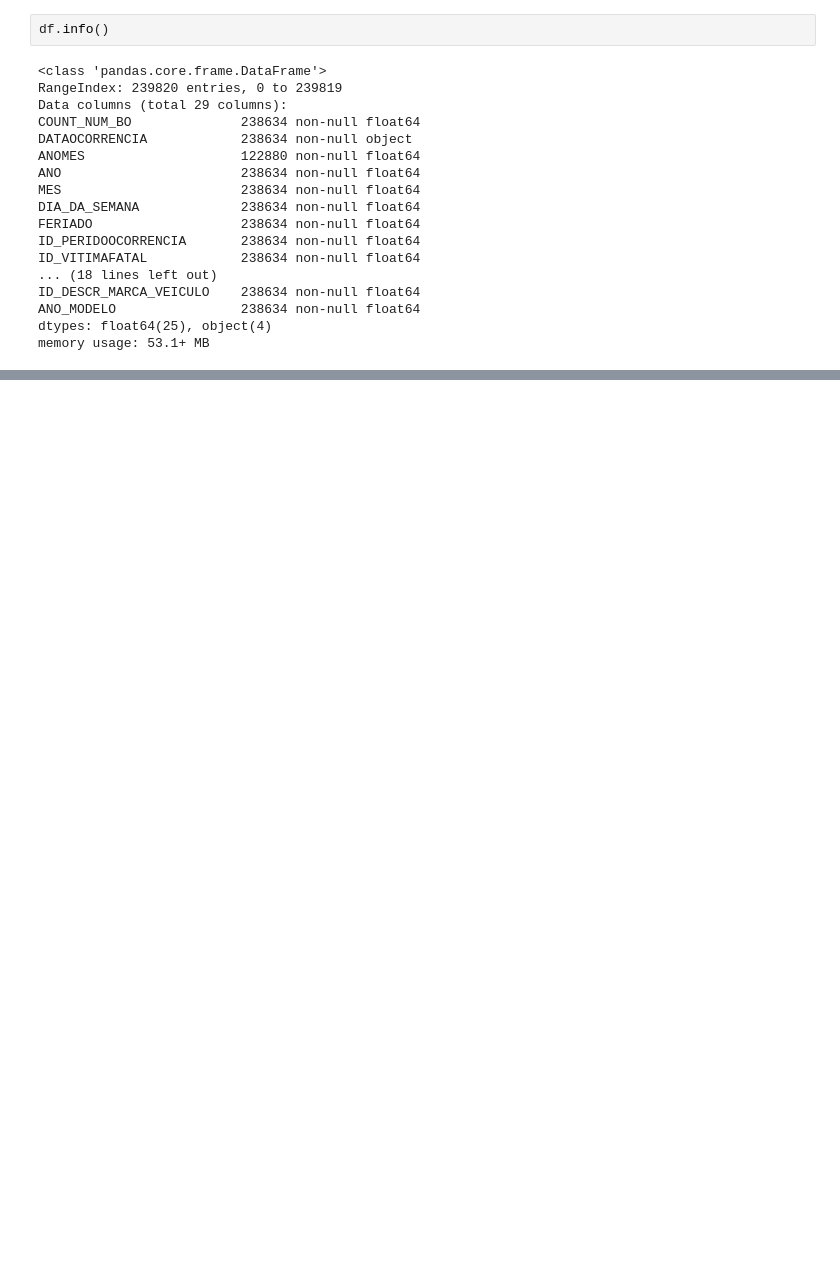
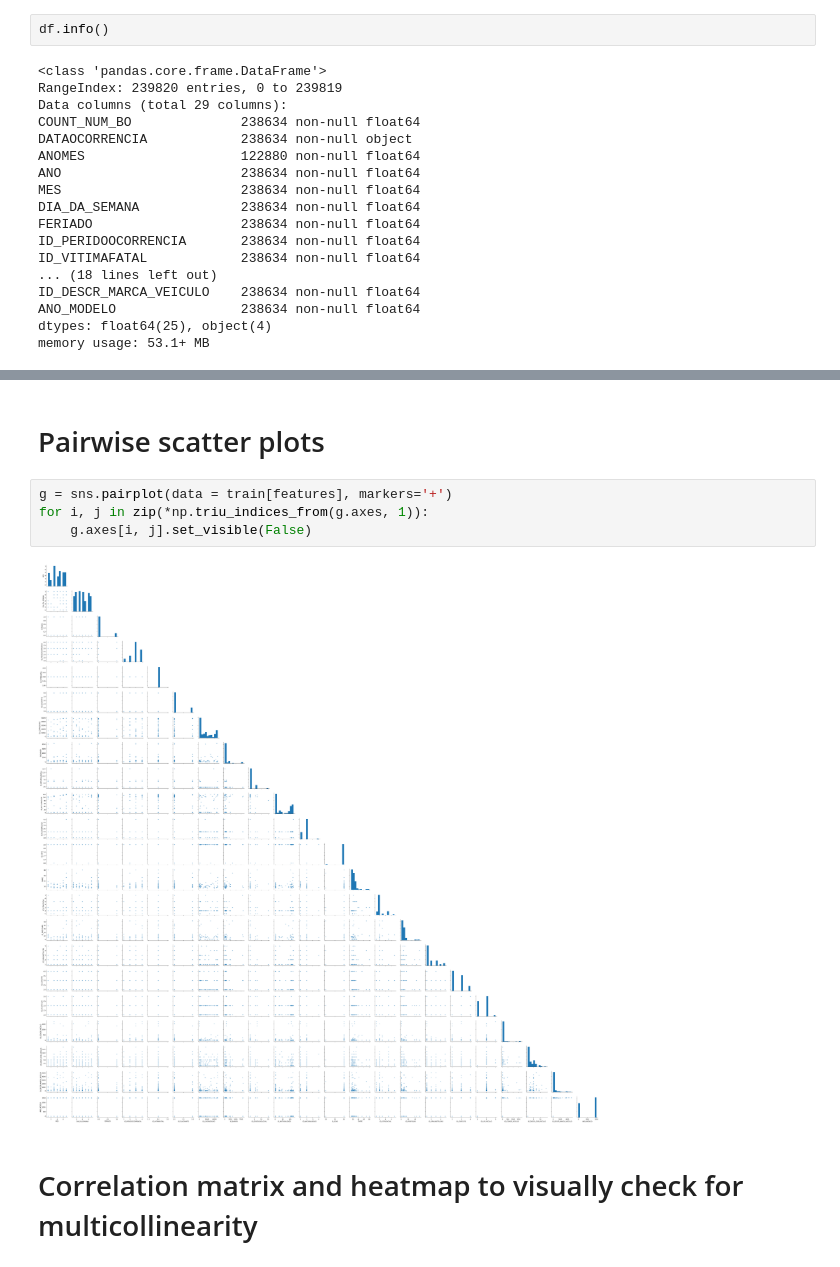
Before and after one commit to marco1181/fia, a Jupyter notebook: notebook.ipynb, the cells around one changed output, grey strips where cells are left out. Saved outputs shown, nothing was run; the diff lists cells and outputs as text; blank space fills up the shorter version.

```diff
--- a/notebook.ipynb
+++ b/notebook.ipynb
@@ -140,0 +173,10 @@ memory usage: 53.1+ MB
+# %% [markdown]
+# Pairwise scatter plots
+# %%
+g = sns.pairplot(data = train[features], markers='+')
+for i, j in zip(*np.triu_indices_from(g.axes, 1)):
+    g.axes[i, j].set_visible(False)
+# %% [output]
+[figure, added]
+# %% [markdown]
+# Correlation matrix and heatmap to visually check for multicollinearity
```
Also changed, not shown: parts of 61 cells of this notebook.
